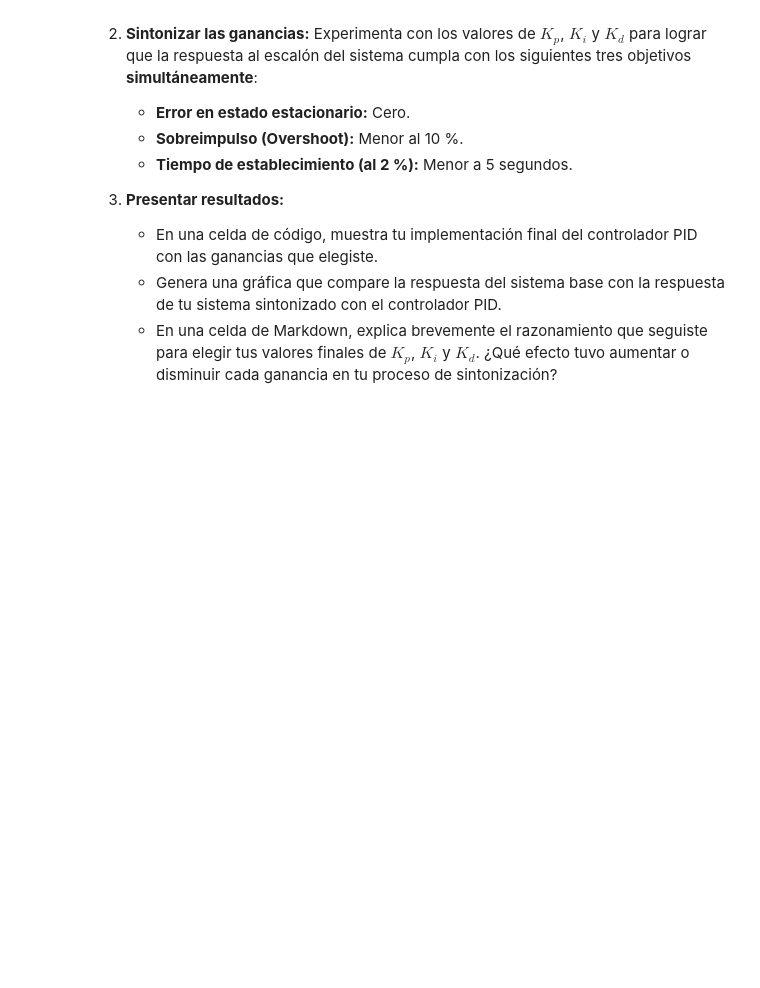
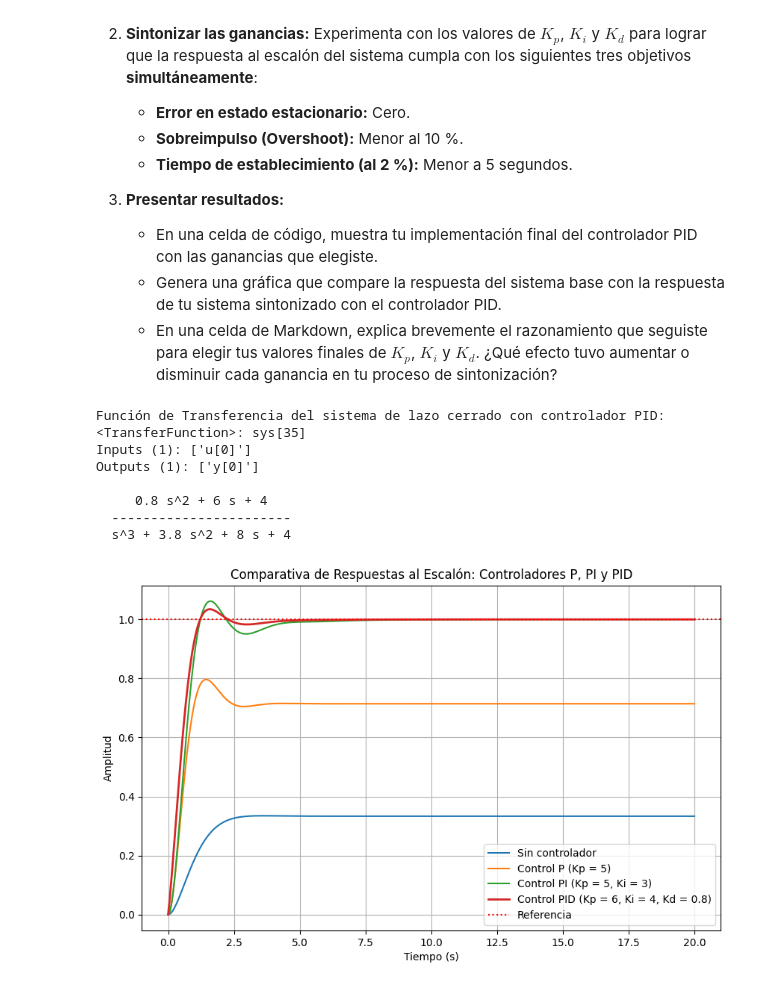
Before and after one commit to Pablo2601/control-clasico, a Jupyter notebook: Practicas/P_2_03_Controlador_PID.ipynb, the cells around one changed output. Saved outputs shown, nothing was run; the diff lists cells and outputs as text; code cells hidden in the pictures; blank space fills up the shorter version.

Commit message:
P2_03_Controlador_PID.ipynb

```diff
--- a/Practicas/P_2_03_Controlador_PID.ipynb
+++ b/Practicas/P_2_03_Controlador_PID.ipynb
@@ -237,3 +291,79 @@ $$G_c(s) = K_p + \frac{K_i}{s} + K_d s = \frac{K_d s^2 + K_p s + K_i}{s}$$
     * En una celda de código, muestra tu implementación final del controlador PID con las ganancias que elegiste.
     * Genera una gráfica que compare la respuesta del sistema base con la respuesta de tu sistema sintonizado con el controlador PID.
     * En una celda de Markdown, explica brevemente el razonamiento que seguiste para elegir tus valores finales de $K_p$, $K_i$ y $K_d$. ¿Qué efecto tuvo aumentar o disminuir cada ganancia en tu proceso de sintonización?
+# %%
+# --- Importar bibliotecas necesarias ---
+import control as ct
+import matplotlib.pyplot as plt
+import numpy as np
+
+# --- Parámetros de la planta Gp(s) ---
+# (Usa la misma planta de la práctica anterior)
+# Ejemplo genérico: Gp(s) = 1 / (s^2 + 3s + 2)
+Gp = ct.tf([1], [1, 3, 2])
+
+# --- Controladores previos (para comparación) ---
+Kp = 5
+Gc_P = ct.tf([Kp], [1])
+sistema_P = ct.feedback(Gc_P * Gp, 1)
+t = np.linspace(0, 20, 501)
+t, y_P = ct.step_response(sistema_P, T=t)
+
+Kp_pi = 5
+Ki = 3
+Gc_PI = ct.tf([Kp_pi, Ki], [1, 0])
+sistema_PI = ct.feedback(Gc_PI * Gp, 1)
+t, y_PI = ct.step_response(sistema_PI, T=t)
+
+# --- NUEVO: Controlador PID ---
+# Gc(s) = Kp + Ki/s + Kd*s = (Kd*s^2 + Kp*s + Ki)/s
+Kp_pid = 6      # Ganancia proporcional
+Ki_pid = 4      # Ganancia integral
+Kd_pid = 0.8    # Ganancia derivativa
+
+# Definición del controlador PID
+Gc_PID = ct.tf([Kd_pid, Kp_pid, Ki_pid], [1, 0])
+
+# --- Sistema en lazo cerrado con controlador PID ---
+sistema_PID = ct.feedback(Gc_PID * Gp, 1)
+print("Función de Transferencia del sistema de lazo cerrado con controlador PID:")
+print(sistema_PID)
+
+# --- Simulación de la respuesta al escalón ---
+t = np.linspace(0, 20, 501)
+t, y_base = ct.step_response(ct.feedback(Gp, 1), T=t)  # Respuesta sin controlador
+t, y_PID = ct.step_response(sistema_PID, T=t)
+
+# --- Graficación de respuestas comparativas ---
+plt.figure(figsize=(10, 6))
+plt.plot(t, y_base, label="Sin controlador")
+plt.plot(t, y_P, label=f"Control P (Kp = {Kp})")
+plt.plot(t, y_PI, label=f"Control PI (Kp = {Kp_pi}, Ki = {Ki})")
+plt.plot(t, y_PID, label=f"Control PID (Kp = {Kp_pid}, Ki = {Ki_pid}, Kd = {Kd_pid})", linewidth=2)
+plt.axhline(y=1, color="r", linestyle=":", label="Referencia")
+
+plt.title("Comparativa de Respuestas al Escalón: Controladores P, PI y PID")
+plt.xlabel("Tiempo (s)")
+plt.ylabel("Amplitud")
+plt.legend()
+plt.grid(True)
+plt.show()
+
+# --- Métricas de desempeño del sistema PID ---
+info = ct.step_info(sistema_PID)
+print("\nMétricas de desempeño del sistema con controlador PID:")
+print(f"  - Sobreimpulso (Overshoot): {info['Overshoot']:.2f}%")
+print(f"  - Tiempo de Establecimiento (SettlingTime): {info['SettlingTime']:.2f} s")
+valor_final = y_PID[-1]
+print(f"  - Valor final: {valor_final:.4f}")
+print(f"  - Error en estado estacionario (1 - valor_final): {1 - valor_final:.4f}")
+# %% [output]
+Función de Transferencia del sistema de lazo cerrado con controlador PID:
+<TransferFunction>: sys[35]
+Inputs (1): ['u[0]']
+Outputs (1): ['y[0]']
+
+     0.8 s^2 + 6 s + 4
+  -----------------------
+  s^3 + 3.8 s^2 + 8 s + 4
+[figure, added]
```
Also changed, not shown: parts of 6 cells of this notebook.
